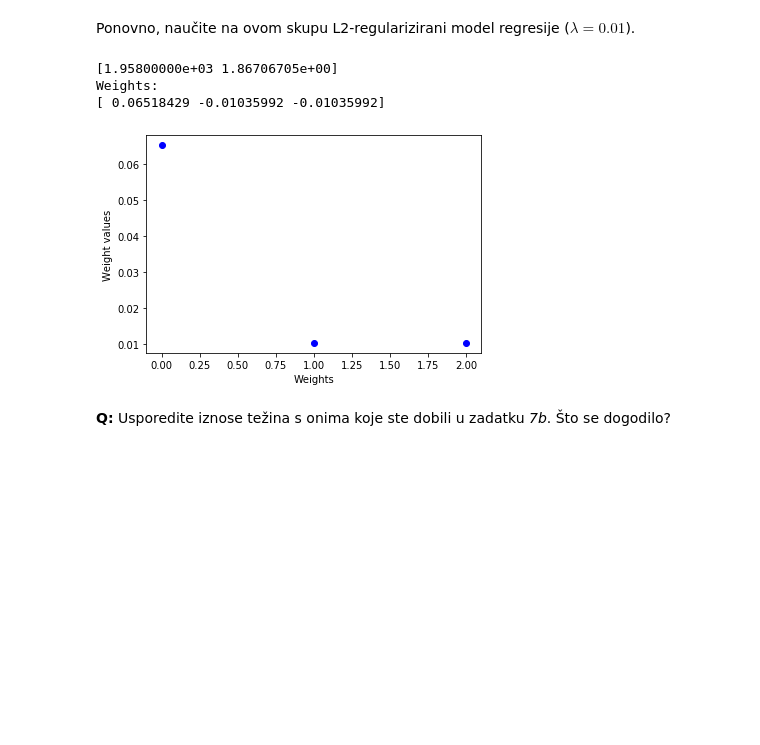
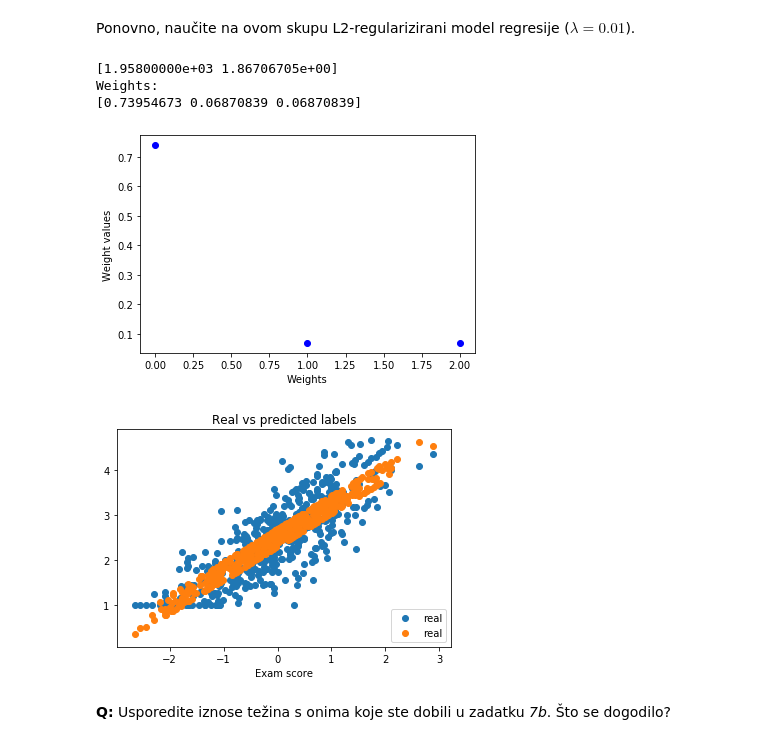
Before and after one commit to mislavivancic/machine-learning-homeworks, a Jupyter notebook: Lab1/SU-2019-LAB01-Regresija.ipynb, the cells around one changed output. Cells and saved outputs as stored; diff of their text form; code cells hidden in the pictures; blank space fills up the shorter version.

```diff
--- a/Lab1/SU-2019-LAB01-Regresija.ipynb
+++ b/Lab1/SU-2019-LAB01-Regresija.ipynb
@@ -987,54 +922,45 @@ Ponovno, naučite na ovom skupu L2-regularizirani model regresije ($\lambda = 0.
 # %%
 # Vaš kôd ovdje
 lambd = 0.01
 
 print(grades_X[0])
-X_train,X_test = train_test_split(grades_X_fixed_colinear,test_size=0.5)
-
-y_train,y_test = train_test_split(grades_y,test_size=0.5)
-
-
-#fi = PolynomialFeatures(2)
-#X_train_transformed = fi.fit_transform(X_train)
-X_train_transformed = X_train
-#X_test_transformed = fi.fit_transform(X_test)
-X_test_transformed = X_test
 
 
 reg_model = Ridge(alpha=lambd)
 
 # model training
-reg_model.fit(X_train_transformed,y_train)
+reg_model.fit(grades_X_fixed_colinear,grades_y)
 
 
 # predictions
-train_prediction = reg_model.predict(X_train_transformed)
-test_prediction = reg_model.predict(X_test_transformed)
+train_prediction = reg_model.predict(grades_X_fixed_colinear)
 
-train_error = mean_squared_error(y_train,train_prediction)
-test_error = mean_squared_error(y_test,test_prediction)
-
-#print(y_test.shape)
-#print(X_test.shape)
-#print(test_prediction.shape)
-#print(train_error)
-#print(test_error)
+train_error = mean_squared_error(grades_y,test_prediction)
 
 weights = reg_model.coef_
 
 print("Weights:")
 print(weights)
 x_axis = [i for i in range(len(weights))]
 
+
 plt.plot(x_axis,abs(weights),'bo')
 plt.xlabel("Weights")
 plt.ylabel("Weight values")
 plt.show()
+
+plt.title("Real vs predicted labels")
+plt.scatter(grades_X_fixed_colinear.transpose()[0],grades_y,label="real")
+plt.scatter(grades_X_fixed_colinear.transpose()[0],train_prediction,label="real")
+plt.xlabel("Exam score")
+plt.legend(loc="lower right")
+plt.show()
 # %% [output]
 [1.95800000e+03 1.86706705e+00]
 Weights:
-[ 0.06518429 -0.01035992 -0.01035992]
+[0.73954673 0.06870839 0.06870839]
-[figure, old version]
+[figure, new version]
+[figure, added]
 # %% [markdown]
 **Q:** Usporedite iznose težina s onima koje ste dobili u zadatku *7b*. Što se dogodilo?
 # %% [markdown]
```
Also changed, not shown: parts of 12 cells of this notebook, 1 other file.
